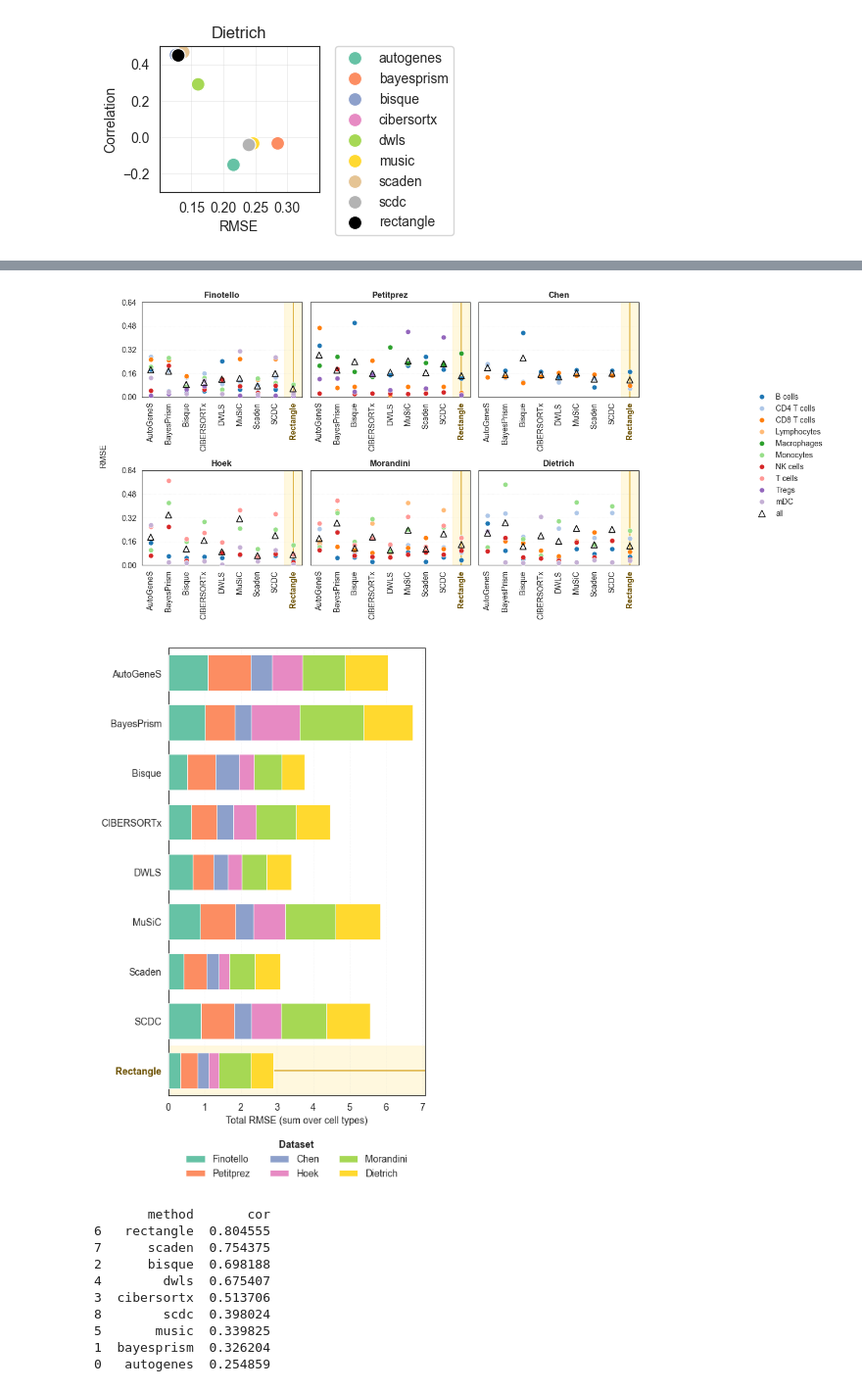
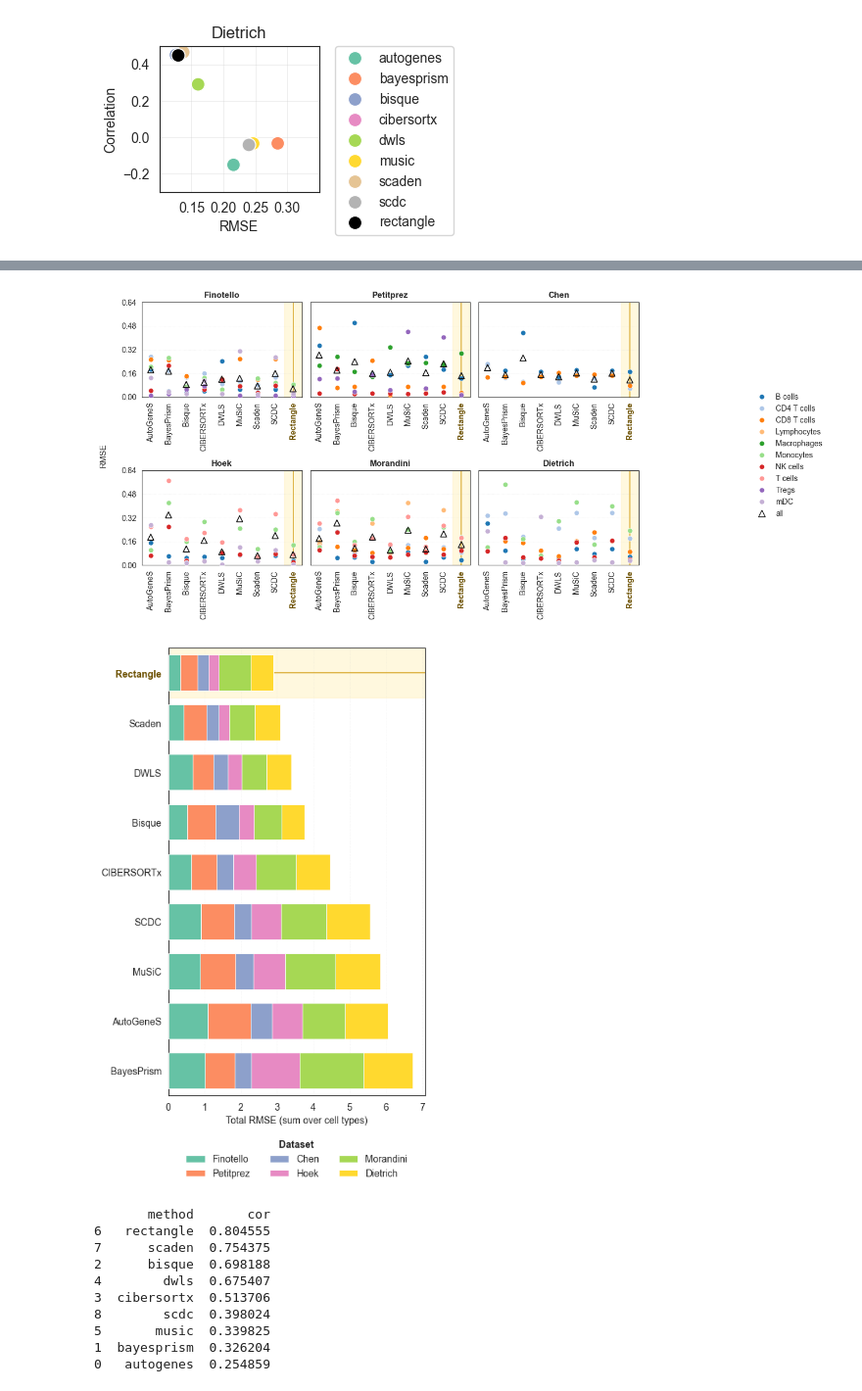
Before and after one commit to ComputationalBiomedicineGroup/rectangle_paper, a Jupyter notebook: notebooks/figure_2.ipynb, the cells around one changed output, grey strips where cells are left out. Shown at 98% size. Cells and saved outputs as stored; diff of their text form; code cells hidden in the pictures.

```diff
--- a/notebooks/figure_2.ipynb
+++ b/notebooks/figure_2.ipynb
@@ -1297,16 +1455,20 @@ rmse_stack_pivot = (
     .reindex(index=method_order, columns=bulk_order)
     .fillna(0.0)
 )
+rmse_stack_order = rmse_stack_pivot.sum(axis=1).sort_values(ascending=True).index.tolist()
+rmse_stack_pivot = rmse_stack_pivot.reindex(index=rmse_stack_order)
+rectangle_stack_idx = rmse_stack_order.index('rectangle') if 'rectangle' in rmse_stack_order else None
 
 dataset_palette = dict(zip(bulk_order, sns.color_palette('Set2', n_colors=len(bulk_order))))
 
 fig, ax = plt.subplots(figsize=(5, 9.2), facecolor='white')
 ax.set_facecolor('white')
-ax.axhspan(rectangle_idx - 0.5, rectangle_idx + 0.5, color='#fff3c4', alpha=0.55, zorder=0)
-ax.axhline(rectangle_idx, color='#d4a017', linewidth=1.2, alpha=0.9, zorder=1)
+if rectangle_stack_idx is not None:
+    ax.axhspan(rectangle_stack_idx - 0.5, rectangle_stack_idx + 0.5, color='#fff3c4', alpha=0.55, zorder=0)
+    ax.axhline(rectangle_stack_idx, color='#d4a017', linewidth=1.2, alpha=0.9, zorder=1)
 
-left = np.zeros(len(method_order), dtype=float)
-y = np.arange(len(method_order))
+left = np.zeros(len(rmse_stack_order), dtype=float)
+y = np.arange(len(rmse_stack_order))
 for bulk in bulk_order:
     vals = rmse_stack_pivot[bulk].to_numpy(dtype=float)
     ax.barh(
@@ -1322,11 +1484,11 @@ for bulk in bulk_order:
     )
     left += vals
 
-ax.set_ylim(-0.5, len(method_order) - 0.5)
+ax.set_ylim(-0.5, len(rmse_stack_order) - 0.5)
 ax.set_yticks(y)
-ax.set_yticklabels([method_labels[m] for m in method_order])
+ax.set_yticklabels([method_labels[m] for m in rmse_stack_order])
 ax.invert_yaxis()
-for lbl, m in zip(ax.get_yticklabels(), method_order):
+for lbl, m in zip(ax.get_yticklabels(), rmse_stack_order):
     if m == 'rectangle':
         lbl.set_fontweight('bold')
         lbl.set_color('#6b4f00')
@@ -1344,5 +1506,5 @@ plt.show()
-[figure, old version]
+[figure, new version]
-[figure, old version]
+[figure, new version]
 # %%
 avg_corr_per_method = (
 
```
Also changed, not shown: parts of 11 cells of this notebook, 1 other file.
